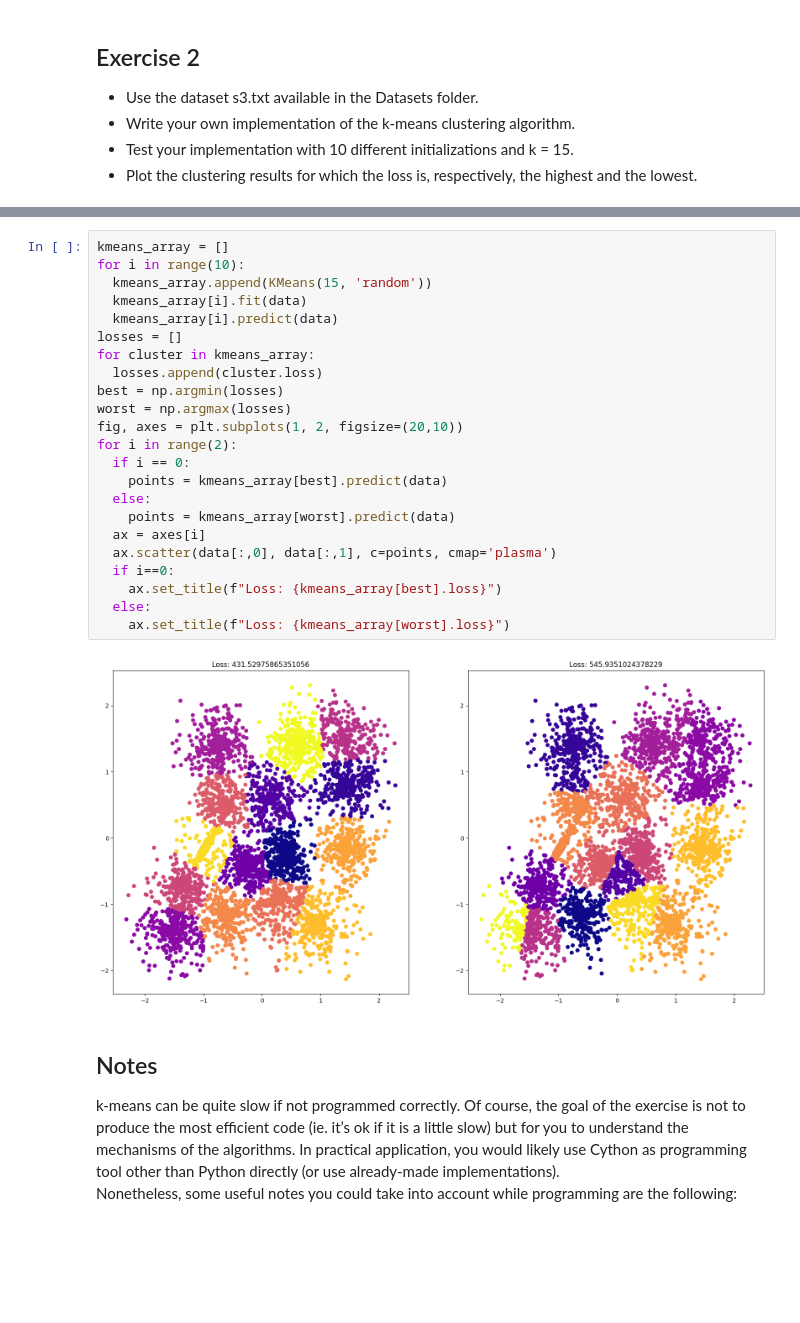
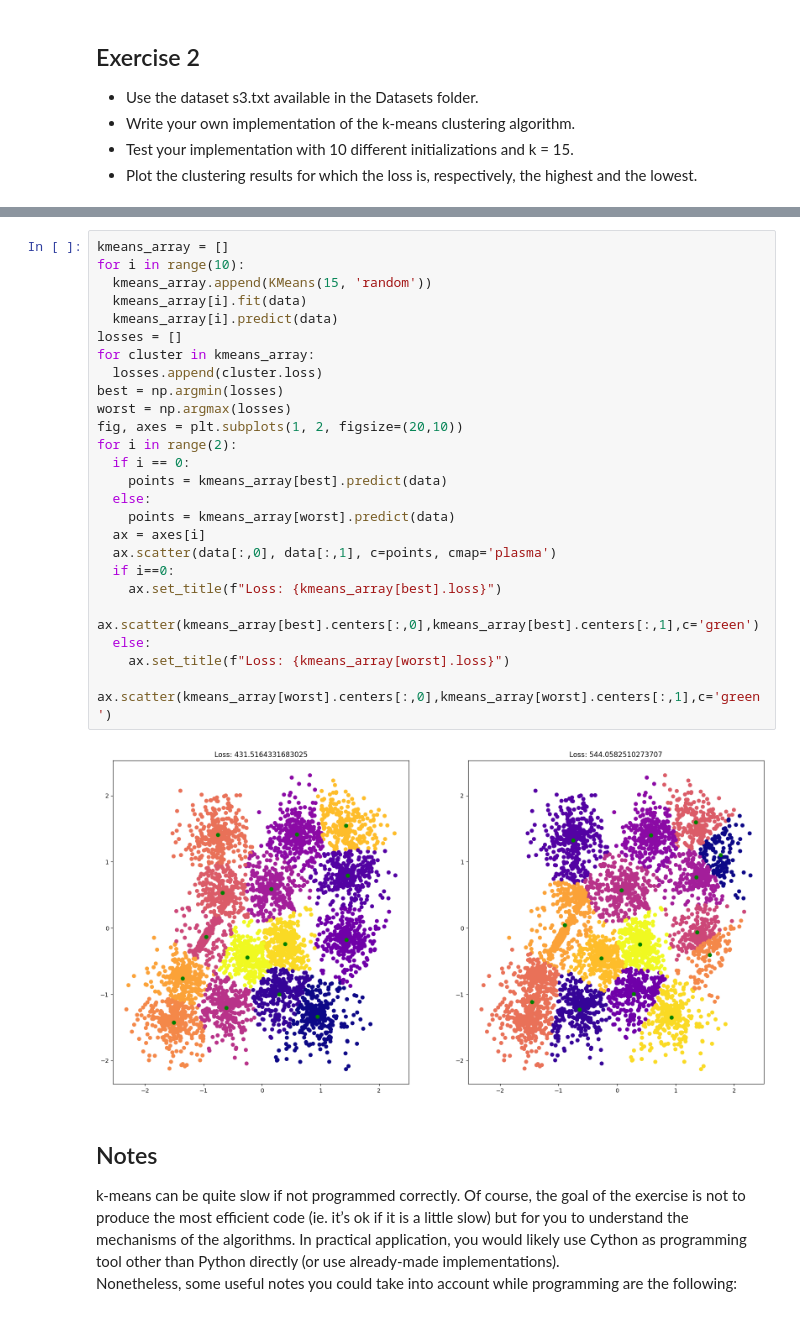
Before and after one commit to alequerenghi/unsupervised_learning, a Jupyter notebook: ex7.ipynb, the cells around one changed output, grey strips where cells are left out. Drawn from its saved outputs; the diff is of its cells as text; blank space fills up the shorter version.

```diff
--- a/ex7.ipynb
+++ b/ex7.ipynb
@@ -48,28 +48,30 @@ for i in range(10):
 # %%
 kmeans_array = []
 for i in range(10):
   kmeans_array.append(KMeans(15, 'random'))
   kmeans_array[i].fit(data)
   kmeans_array[i].predict(data)
 losses = []
 for cluster in kmeans_array:
   losses.append(cluster.loss)
 best = np.argmin(losses)
 worst = np.argmax(losses)
 fig, axes = plt.subplots(1, 2, figsize=(20,10))
 for i in range(2):
   if i == 0:
     points = kmeans_array[best].predict(data)
   else:
     points = kmeans_array[worst].predict(data)
   ax = axes[i]
   ax.scatter(data[:,0], data[:,1], c=points, cmap='plasma')
   if i==0:
     ax.set_title(f"Loss: {kmeans_array[best].loss}")
+    ax.scatter(kmeans_array[best].centers[:,0],kmeans_array[best].centers[:,1],c='green')
   else:
     ax.set_title(f"Loss: {kmeans_array[worst].loss}")
+    ax.scatter(kmeans_array[worst].centers[:,0],kmeans_array[worst].centers[:,1],c='green')
 # %% [output]
-[figure, old version]
+[figure, new version]
 # %% [markdown]
 ## Notes
 k-means can be quite slow if not programmed correctly. Of course, the goal of the exercise is not to produce the most efficient code (ie. it’s ok if it is a little slow) but for you to understand the mechanisms of the algorithms. In practical application, you would likely use Cython as programming tool other than Python directly (or use already-made implementations).
```
Also changed, not shown: parts of 1 cell of this notebook, 1 other file.
